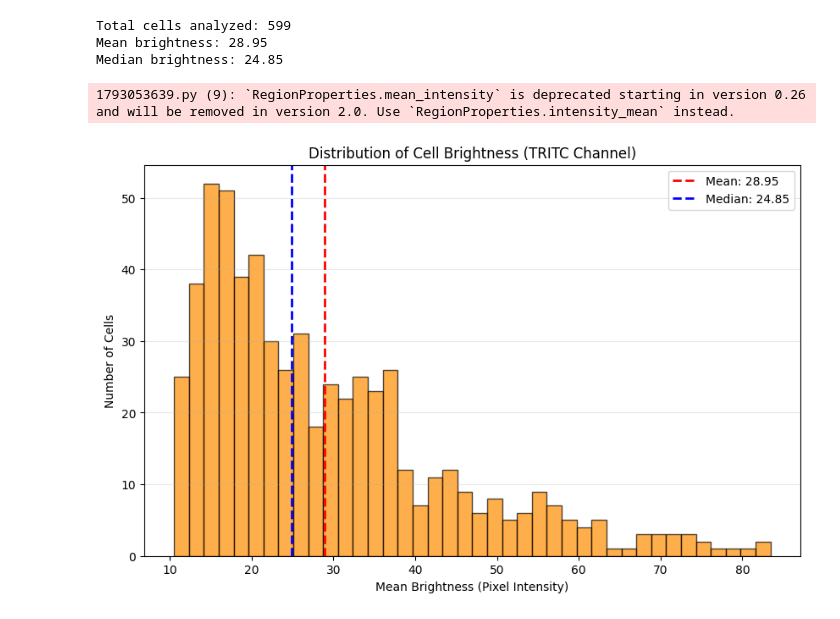
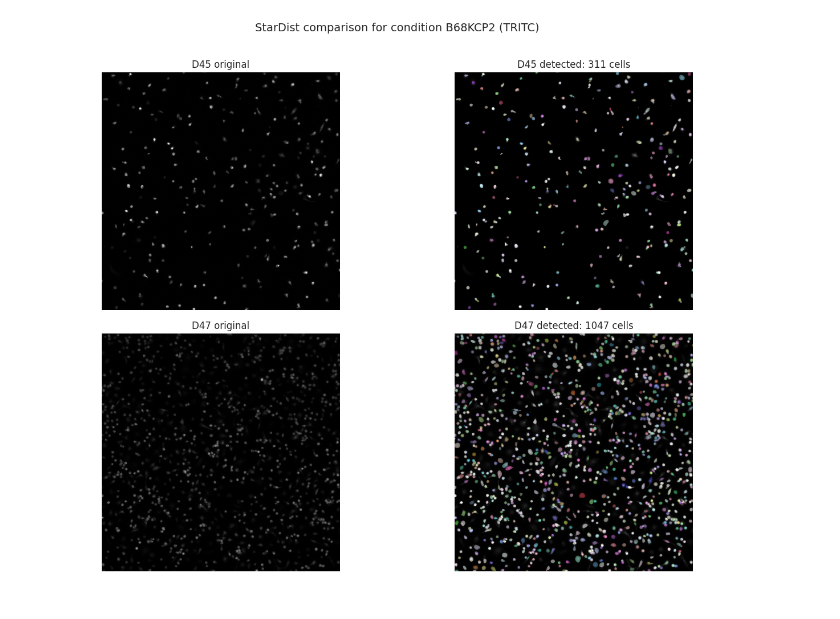
Before and after one commit to The-Lama/makrophage-spass, a Jupyter notebook: Spassprojekt.ipynb, the cells around one changed output. Cells and saved outputs as stored; diff of their text form; code cells hidden in the pictures.

```diff
--- a/Spassprojekt.ipynb
+++ b/Spassprojekt.ipynb
@@ -65,43 +25,11 @@ Using default values: prob_thresh=0.479071, nms_thresh=0.3.
 # %%
-from skimage.measure import regionprops
-import numpy as np
+comparison_results = ma.extract_condition_comparison(
+    donors=comparison_donors,
+    condition=comparison_condition,
+    marker_prefix=comparison_marker_prefix,
+    channel=comparison_channel,
+)
 
-# 1. Extract properties for all detected regions
-# We pass the StarDist labels and tell it to measure intensities from the original image
-props = regionprops(labels, intensity_image=img)
-
-# 2. Extract the mean brightness for every individual cell
-mean_intensities = [cell.mean_intensity for cell in props]
-
-# 3. Calculate your requested statistics
-overall_mean = np.mean(mean_intensities)
-overall_median = np.median(mean_intensities)
-
-print(f"Total cells analyzed: {len(mean_intensities)}")
-print(f"Mean brightness: {overall_mean:.2f}")
-print(f"Median brightness: {overall_median:.2f}")
-
-# 4. Plot the Distribution
-plt.figure(figsize=(10, 6))
-
-# Create a histogram of the intensities
-plt.hist(mean_intensities, bins=40, color='darkorange', edgecolor='black', alpha=0.7)
-
-# Add vertical lines for Mean and Median
-plt.axvline(overall_mean, color='red', linestyle='dashed', linewidth=2,
-            label=f'Mean: {overall_mean:.2f}')
-plt.axvline(overall_median, color='blue', linestyle='dashed', linewidth=2,
-            label=f'Median: {overall_median:.2f}')
-
-plt.title('Distribution of Cell Brightness (TRITC Channel)')
-plt.xlabel('Mean Brightness (Pixel Intensity)')
-plt.ylabel('Number of Cells')
-plt.legend()
-plt.grid(axis='y', alpha=0.3)
-plt.show()
+ma.plot_condition_comparison(comparison_results)
 # %% [output]
-Total cells analyzed: 599
-Mean brightness: 28.95
-Median brightness: 24.85
-1793053639.py (9): `RegionProperties.mean_intensity` is deprecated starting in version 0.26 and will be removed in version 2.0. Use `RegionProperties.intensity_mean` instead.
-[figure, old version]
+[figure, new version]
```
Also changed, not shown: parts of 5 cells of this notebook, 4 other files.
